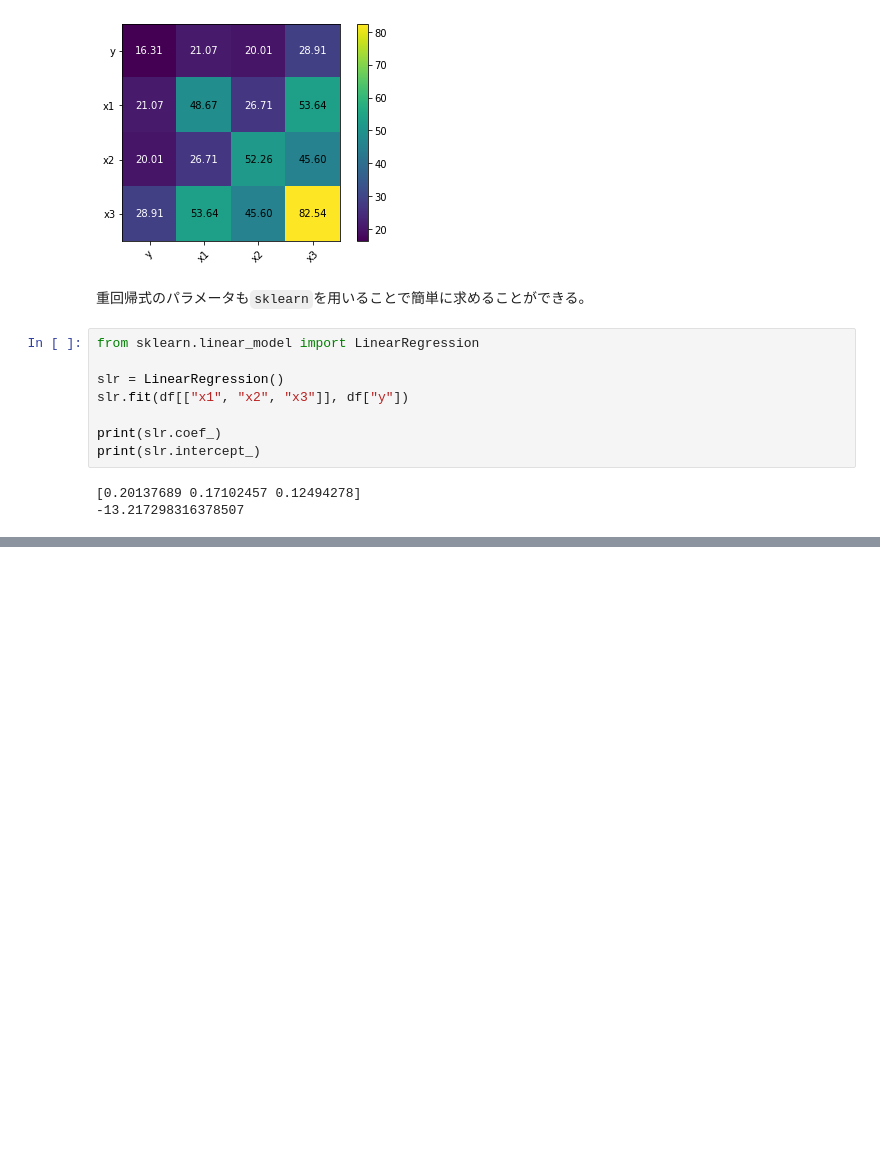
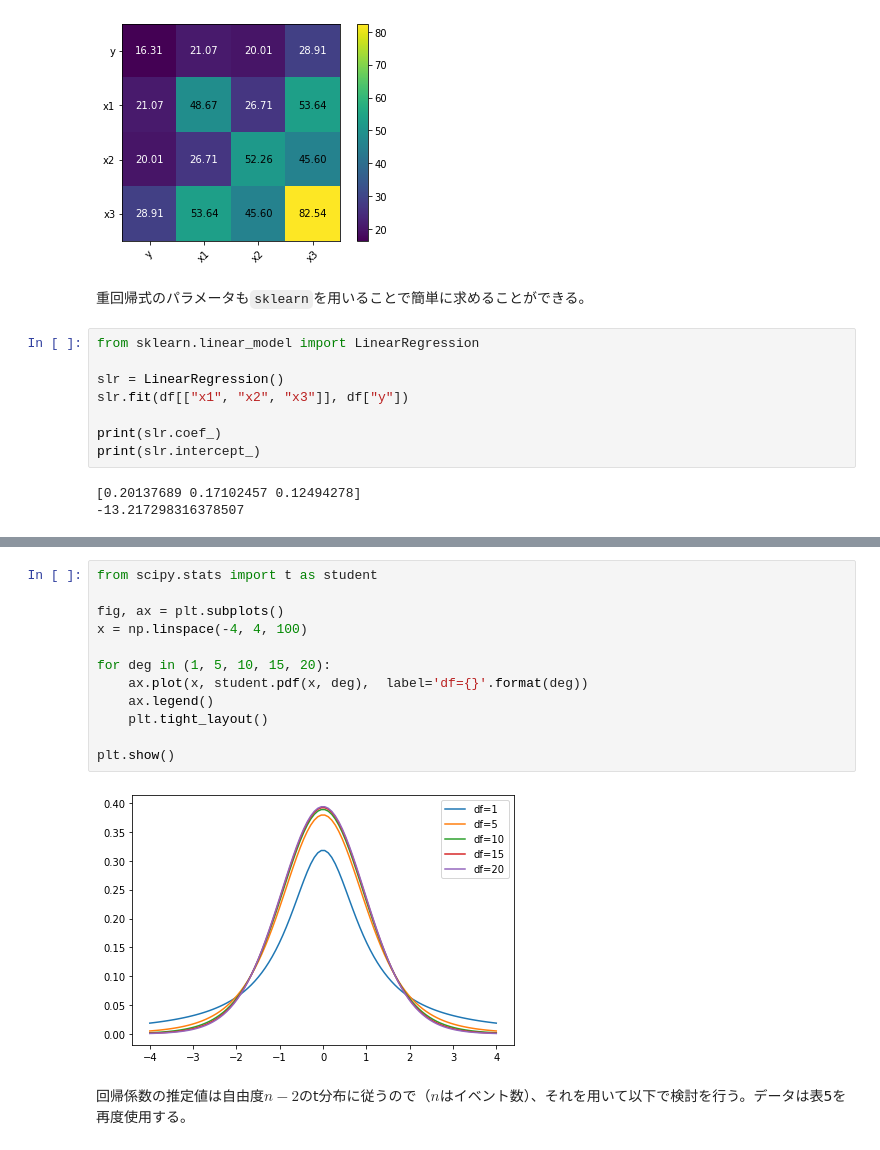
Before and after one commit to kabupen/stamp, a Jupyter notebook: books/mva/section1_regression.ipynb, the cells around one changed output, grey strips where cells are left out. Cells and saved outputs as stored; diff of their text form; blank space fills up the shorter version.

```diff
--- a/books/mva/section1_回帰分析.ipynb
+++ b/books/mva/section1_regression.ipynb
@@ -186,0 +230,16 @@ print(slr.intercept_)
+# %%
+from scipy.stats import t as student
+
+fig, ax = plt.subplots()
+x = np.linspace(-4, 4, 100)
+
+for deg in (1, 5, 10, 15, 20):
+    ax.plot(x, student.pdf(x, deg),  label='df={}'.format(deg))
+    ax.legend()
+    plt.tight_layout()
+
+plt.show()
+# %% [output]
+[figure, added]
+# %% [markdown]
+回帰係数の推定値は自由度$n-2$のt分布に従うので（$n$はイベント数）、それを用いて以下で検討を行う。データは表5を再度使用する。
```
Also changed, not shown: parts of 30 cells of this notebook.
